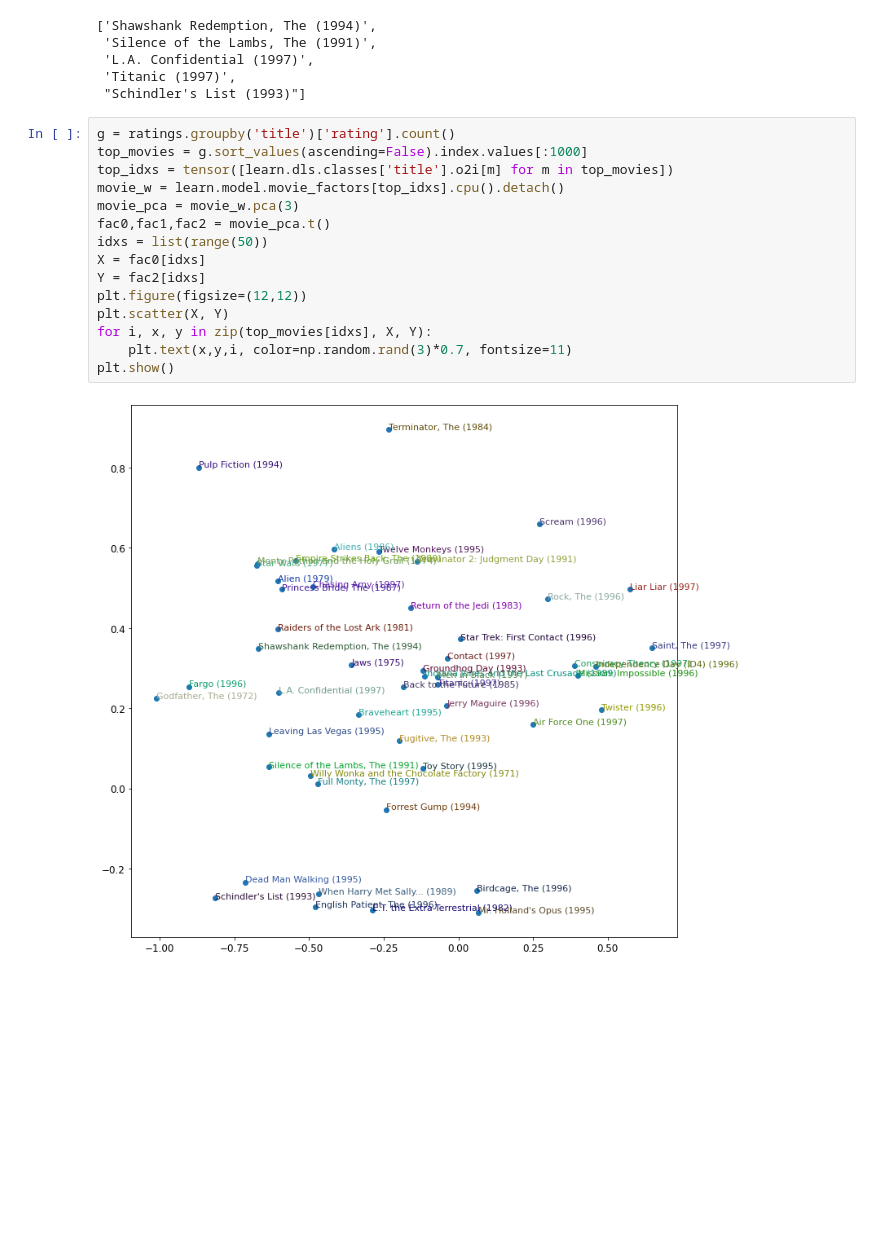
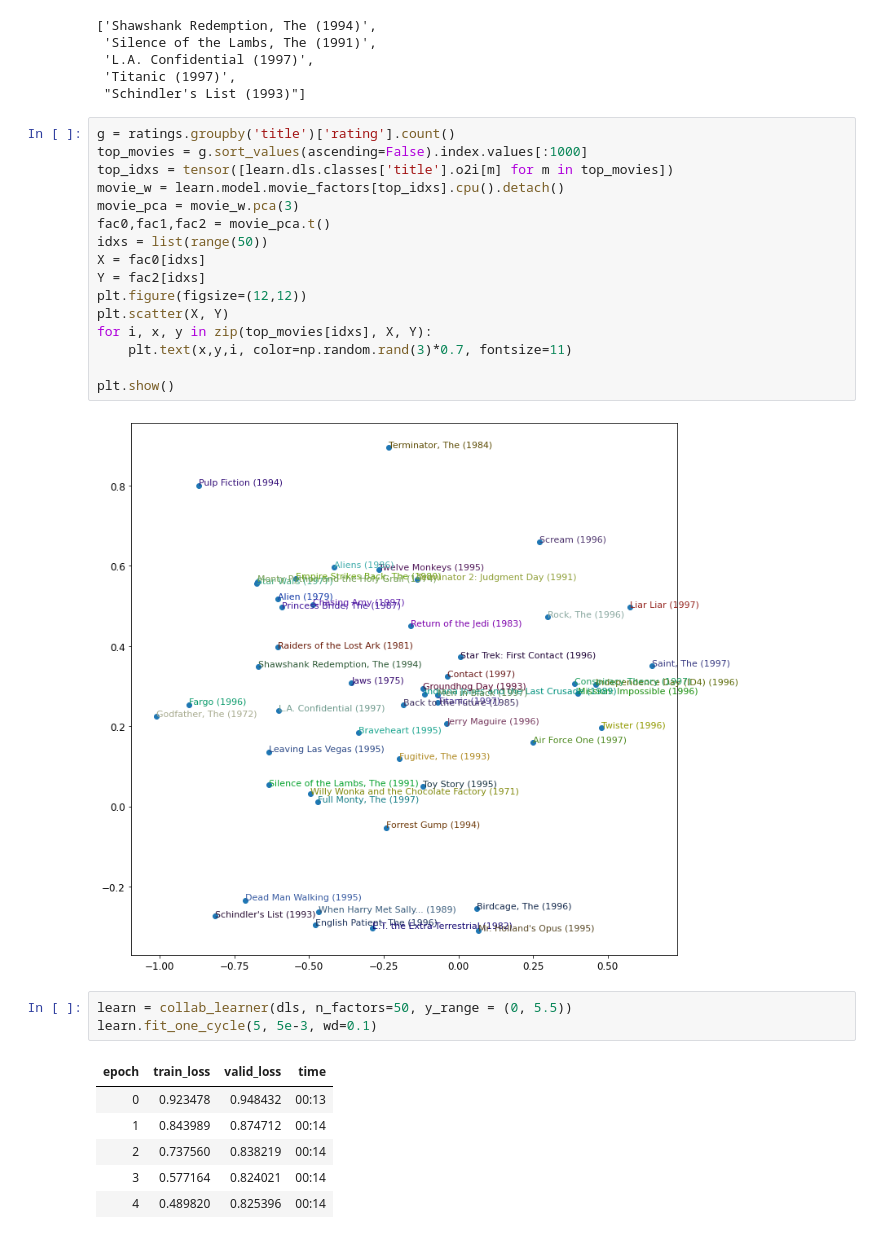
Before and after one commit to wtznc/fastai, a Jupyter notebook: wtznc_08_collab_filtr.ipynb, the cells around one changed output. Drawn from its saved outputs; the diff is of its cells as text; blank space fills up the shorter version.

```diff
--- a/wtznc_08_collab_filtr.ipynb
+++ b/wtznc_08_collab_filtr.ipynb
@@ -244,6 +244,17 @@ plt.figure(figsize=(12,12))
 plt.scatter(X, Y)
 for i, x, y in zip(top_movies[idxs], X, Y):
     plt.text(x,y,i, color=np.random.rand(3)*0.7, fontsize=11)
+
 plt.show()
 # %% [output]
 [figure]
+# %%
+learn = collab_learner(dls, n_factors=50, y_range = (0, 5.5))
+learn.fit_one_cycle(5, 5e-3, wd=0.1)
+# %% [output]
+| epoch | train_loss | valid_loss | time |
+| 0 | 0.923478 | 0.948432 | 00:13 |
+| 1 | 0.843989 | 0.874712 | 00:14 |
+| 2 | 0.737560 | 0.838219 | 00:14 |
+| 3 | 0.577164 | 0.824021 | 00:14 |
+| 4 | 0.489820 | 0.825396 | 00:14 |
```
Also changed, not shown: parts of 18 cells of this notebook, 1 other file.
